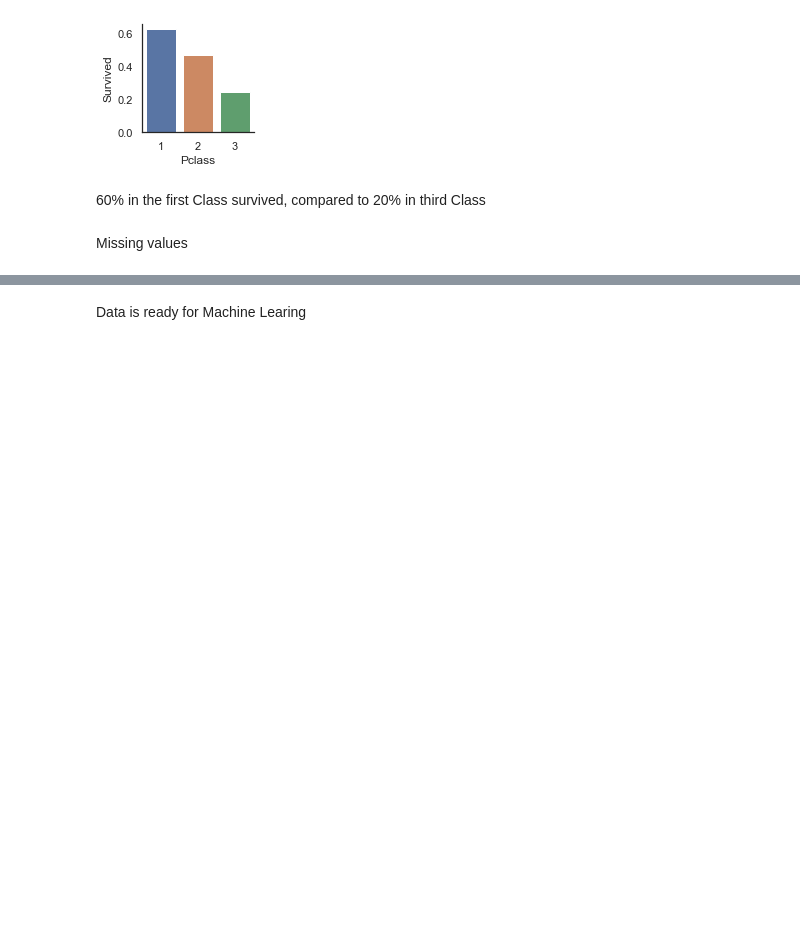
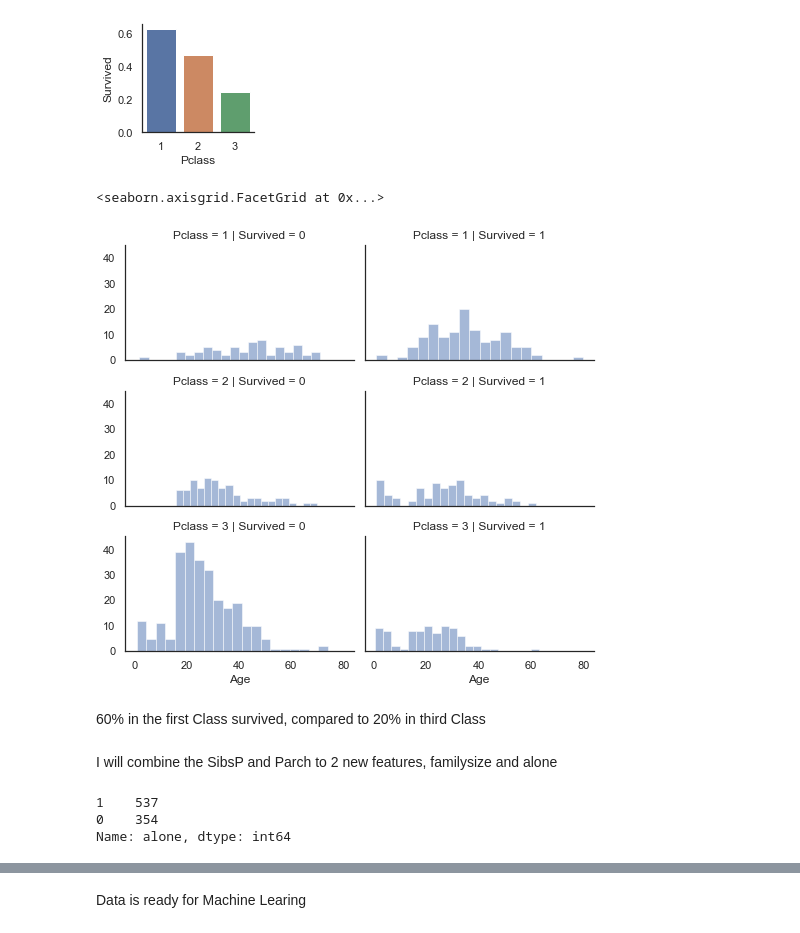
Before and after one commit to ntlbellomo/Kaggle-Competitions, a Jupyter notebook: Titanic Tutorial/titanic.ipynb, the cells around one changed output, grey strips where cells are left out. Drawn from its saved outputs; the diff is of its cells as text; code cells hidden in the pictures; blank space fills up the shorter version.

```diff
--- a/Titanic Tutorial/titanic.ipynb
+++ b/Titanic Tutorial/titanic.ipynb
@@ -128,7 +130,27 @@ sns.barplot(x='Pclass', y='Survived', data=train_df,ci=None)
 sns.despine()
 # %% [output]
 [figure]
+# %%
+# Histogram for every Pclass, Age x Not Survived and Age x Survived
+grid = sns.FacetGrid(train_df, col='Survived', row='Pclass', size=2.2, aspect=1.6)
+grid.map(plt.hist, 'Age', alpha=.5, bins=20)
+grid.add_legend()
+# %% [output]
+<seaborn.axisgrid.FacetGrid at 0x...>
+[figure, added]
 # %% [markdown]
 60% in the first Class survived, compared to 20% in third Class
-# %% [markdown]
-Missing values
+# %% [markdown]
+I will combine the SibsP and Parch to 2 new features, familysize and alone
+# %%
+data = [train_df, test_df]
+for dataset in data:
+    dataset['familysize'] = dataset['SibSp'] + dataset['Parch']
+    dataset.loc[dataset['familysize'] > 0, 'alone'] = 0
+    dataset.loc[dataset['familysize'] == 0, 'alone'] = 1
+    dataset['alone'] = dataset['alone'].astype(int)
+train_df['alone'].value_counts()
+# %% [output]
+1    537
+0    354
+Name: alone, dtype: int64
```
Also changed, not shown: parts of 47 cells of this notebook.
